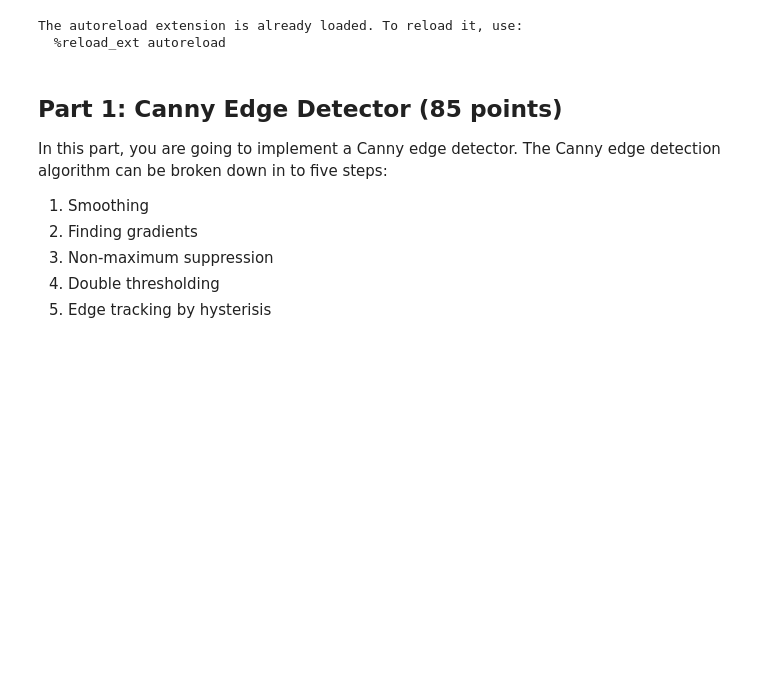
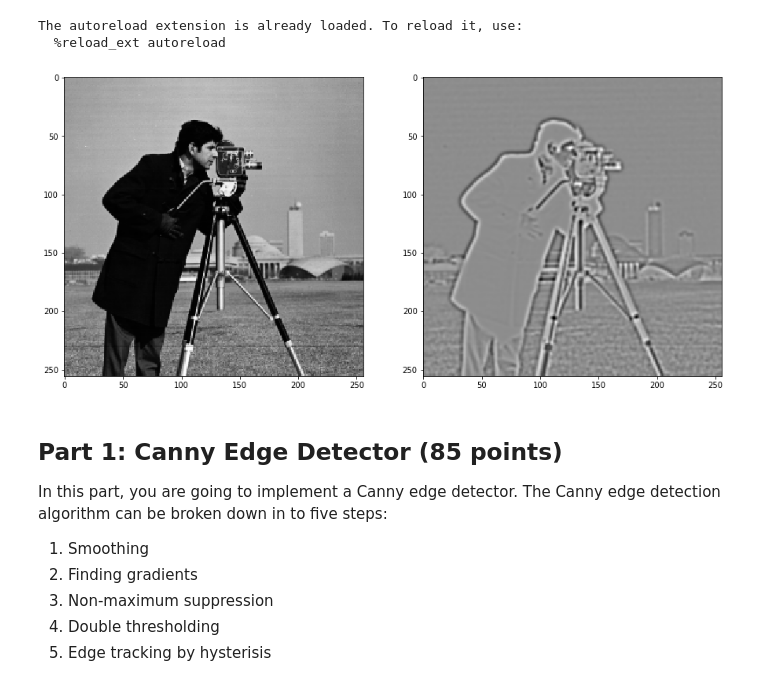
Before and after one commit to MrMorning/solutionOfCS131, a Jupyter notebook: hw2_release/hw2.ipynb, the cells around one changed output. Drawn from its saved outputs; the diff is of its cells as text; code cells hidden in the pictures; blank space fills up the shorter version.

```diff
--- a/hw2_release/hw2.ipynb
+++ b/hw2_release/hw2.ipynb
@@ -25,6 +25,18 @@ plt.rcParams['image.cmap'] = 'gray'
 # %% [output]
 The autoreload extension is already loaded. To reload it, use:
   %reload_ext autoreload
+# %%
+from edge import *
+img = io.imread("cameraman.png", as_gray=True)
+plt.subplot(121)
+plt.imshow(img)
+# plt.show()
+
+plt.subplot(122)
+plt.imshow(llog(img, size = 11, time = 0))
+plt.show()
+# %% [output]
+[figure, added]
 # %% [markdown]
 ## Part 1: Canny Edge Detector (85 points)
 In this part, you are going to implement a Canny edge detector. The Canny edge detection algorithm can be broken down in to five steps:
```
Also changed, not shown: 2 other files.
